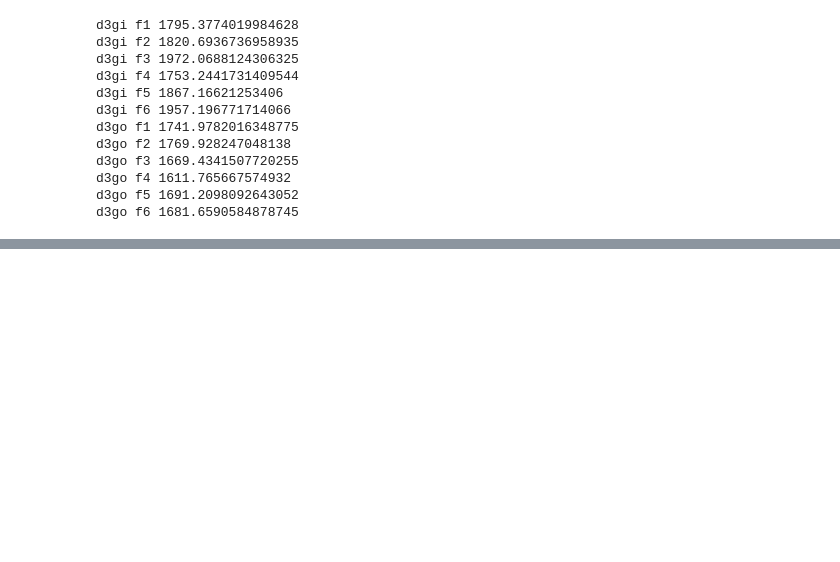
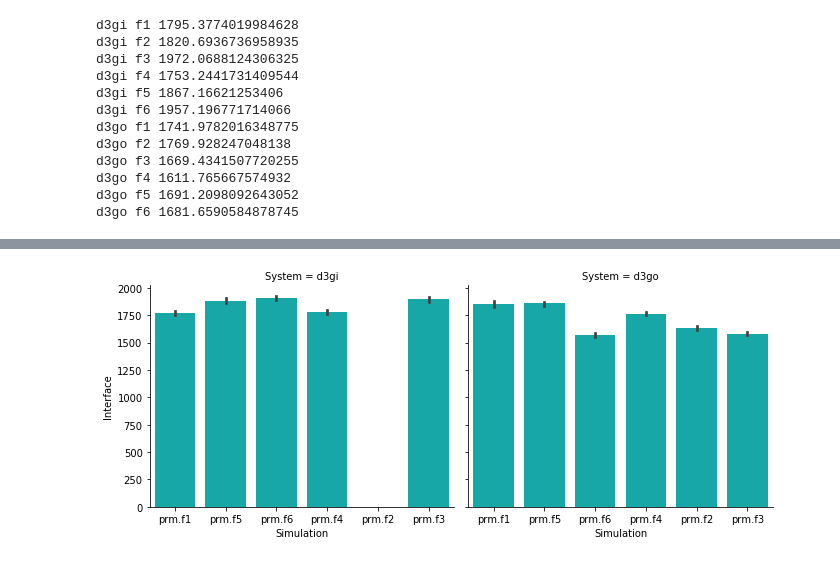
Before and after one commit to brucekhlee/ace, a Jupyter notebook: tutorial/dx_g_cpx/plot_interface3.ipynb, the cells around one changed output, grey strips where cells are left out. Saved outputs shown, nothing was run; the diff lists cells and outputs as text; code cells hidden in the pictures; blank space fills up the shorter version.

```diff
--- a/tutorial/dx_g_cpx/plot_interface3.ipynb
+++ b/tutorial/dx_g_cpx/plot_interface3.ipynb
@@ -238,0 +273,4 @@ OSError: /home/khlee/work/desmond/output/drd3ao/prm3/drd3ao_prm3.1//ene/time.dat
+# %%
+bootstrap(d3_prm)
+# %% [output]
+[figure, added]
```
Also changed, not shown: parts of 9 cells of this notebook.
